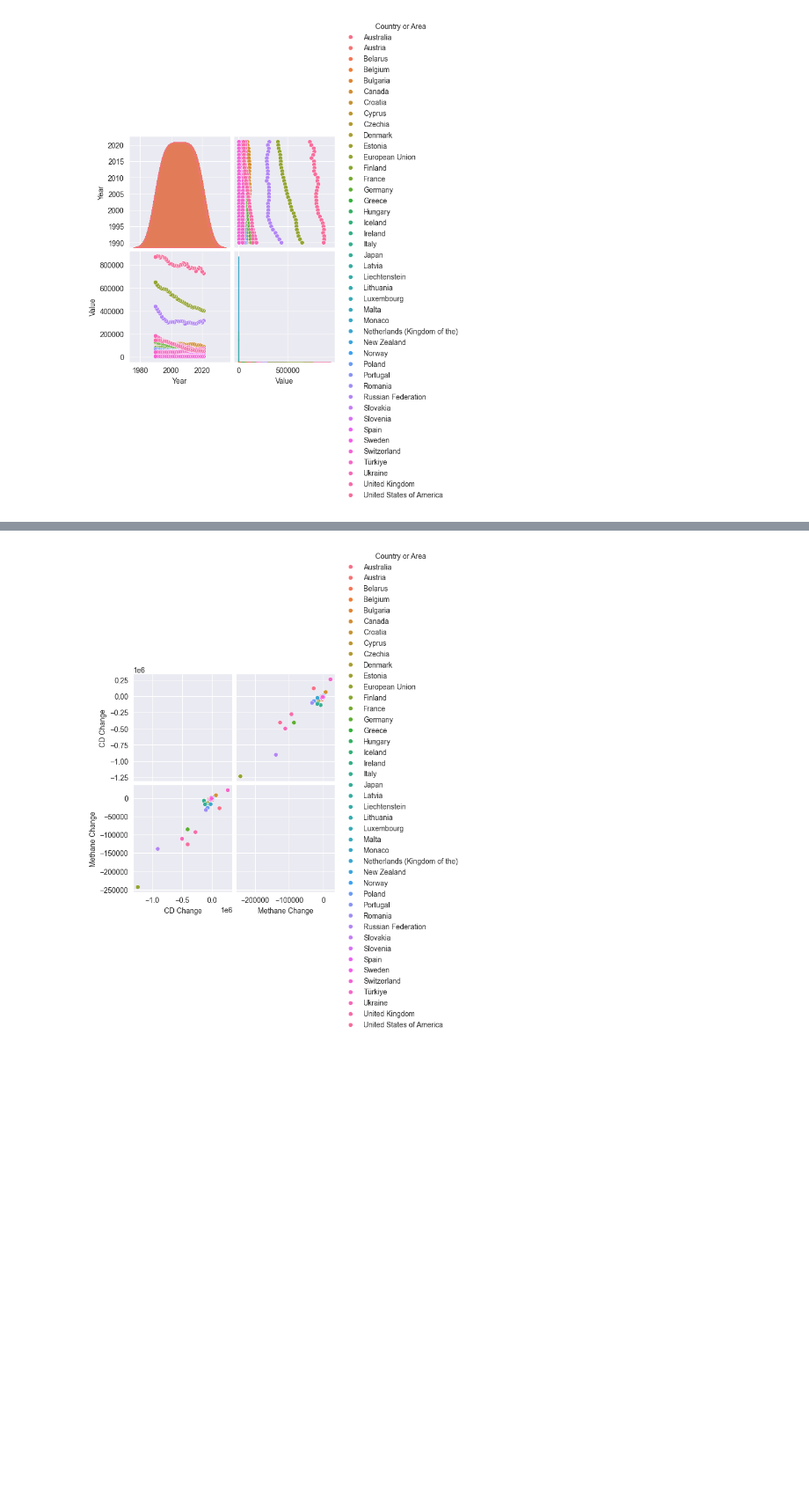
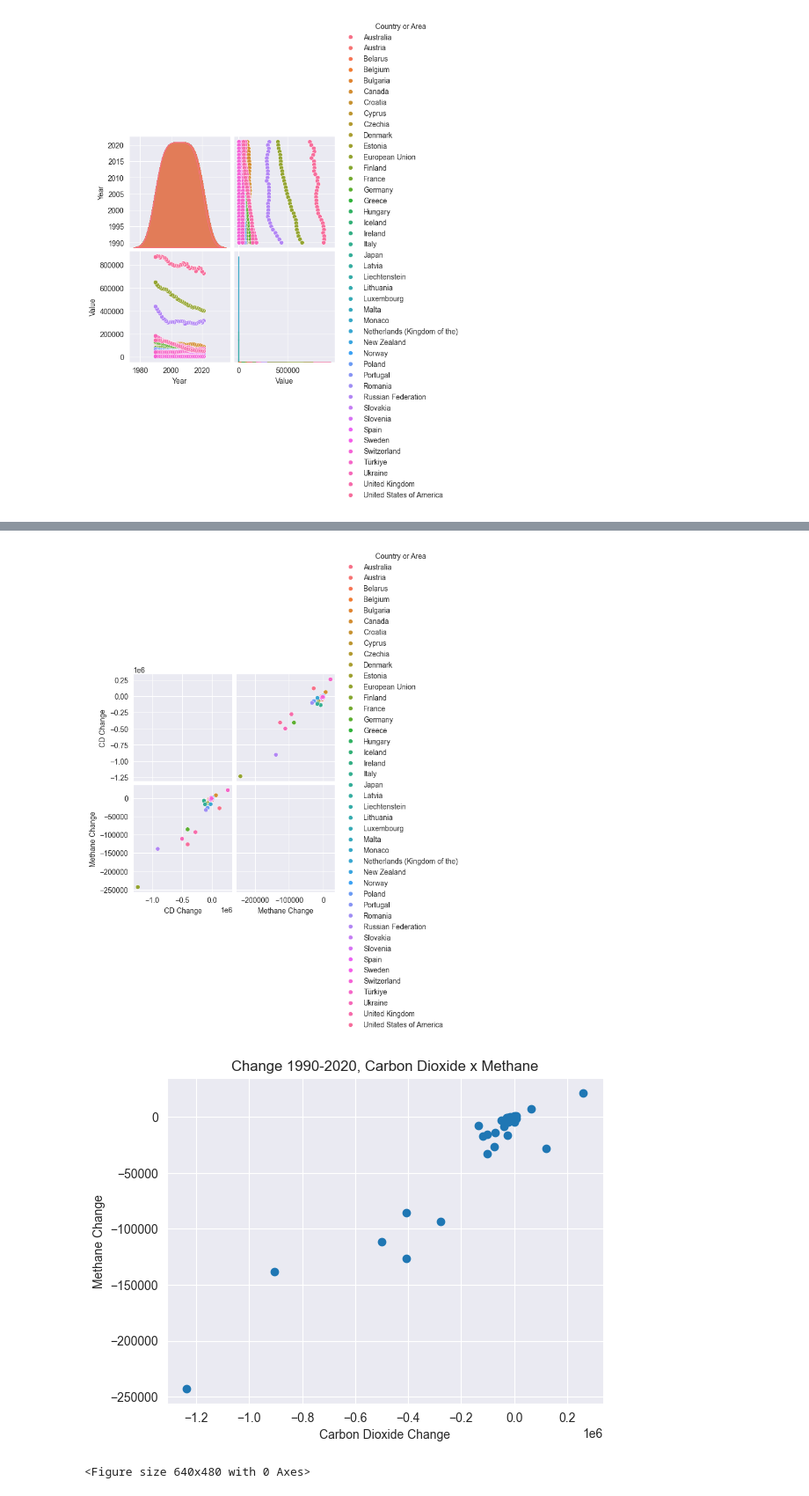
Before and after one commit to meganwilcox/Environment-Methane-Carbon-Dioxide, a Jupyter notebook: Overview.ipynb, the cells around one changed output, grey strips where cells are left out. Shown at 88% size. Saved outputs shown, nothing was run; the diff lists cells and outputs as text; code cells hidden in the pictures; blank space fills up the shorter version.

```diff
--- a/Overview.ipynb
+++ b/Overview.ipynb
@@ -96,6 +96,6 @@ plt.savefig('Figures/Figure 1: Carbon Dioxide & Methane, Year x Value.jpeg')
 <Figure size 640x480 with 0 Axes>
 # %%
-carbon_dioxide_df = carbon_dioxide_df[(carbon_dioxide_df['Year']==1990) | (carbon_dioxide_df['Year']==2020)]
-methane_df = methane_df[(methane_df['Year']==1990) | (methane_df['Year']==2020)]
+co_df = carbon_dioxide_df[(carbon_dioxide_df['Year']==1990) | (carbon_dioxide_df['Year']==2020)]
+me_df = methane_df[(methane_df['Year']==1990) | (methane_df['Year']==2020)]
 # %%
 # New Dataframe with countries and their average emissions for both CO2 and Methane
@@ -137,5 +144,13 @@ combined_df = pd.DataFrame(direction)
 # %%
-sns.pairplot(combined_df, hue='Country or Area')
+
+plt.figure()
+plt.scatter(combined_df['CD Change'], combined_df['Methane Change'])
+plt.title('Change 1990-2020, Carbon Dioxide x Methane')
+plt.xlabel('Carbon Dioxide Change')
+plt.ylabel('Methane Change')
 plt.show()
+plt.savefig('Figures/Change 1990-2020, Carbon Dioxide x Methane')
 # %% [output]
 [figure]
+[figure, added]
+<Figure size 640x480 with 0 Axes>
```
Also changed, not shown: parts of 4 cells of this notebook, 2 other files.
